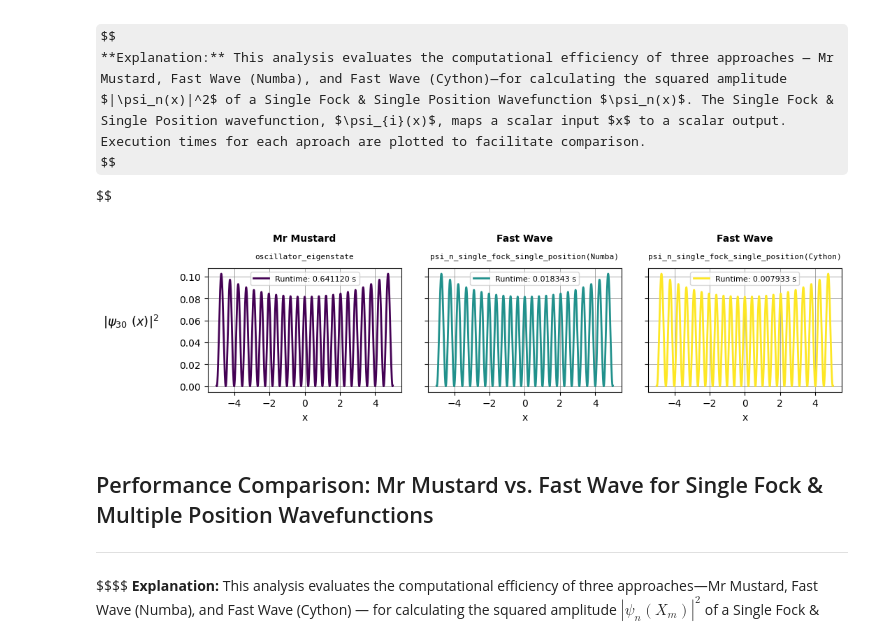
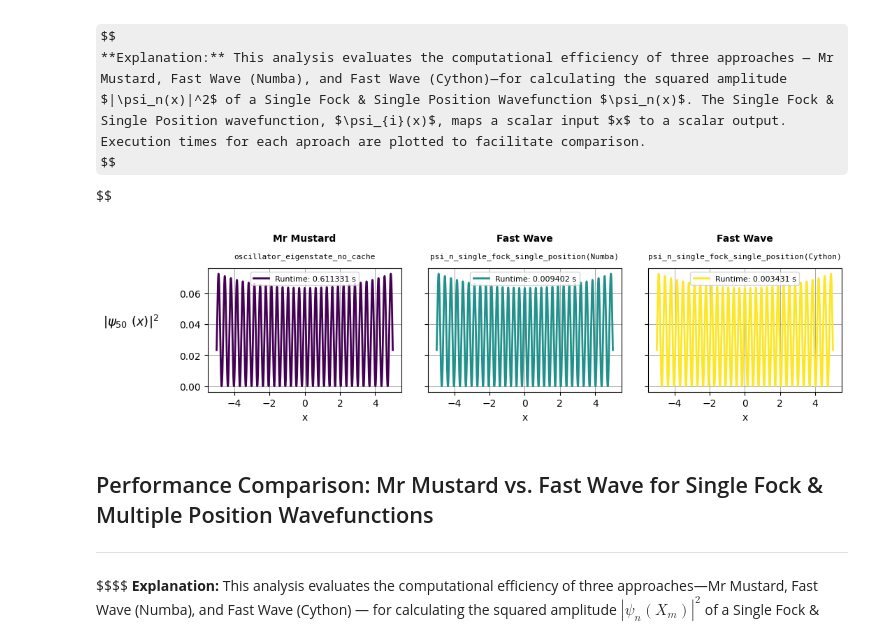
Before and after one commit to fobos123deimos/fast-wave, a Jupyter notebook: examples/speed_tests_numba_and_cython.ipynb, the cells around one changed output. Saved outputs shown, nothing was run; the diff lists cells and outputs as text; code cells hidden in the pictures; some formulas as TeX source.

Commit message:
Adjustment of non-cache usage for both Fast Wave and Mr Mustard

```diff
--- a/examples/speed_tests_numba_and_cython.ipynb
+++ b/examples/speed_tests_numba_and_cython.ipynb
@@ -63,15 +45,7 @@ HBAR = 2.0
 h_bar_12 = np.sqrt(HBAR)
 h_bar_14 = np.sqrt(h_bar_12)
 
-
-psi_n_sfsp_Cython = lru_cache(maxsize=128)(wc.psi_n_single_fock_single_position)
-psi_n_sfsp_Numba = lru_cache(maxsize=128)(wn.psi_n_single_fock_single_position)
-
-psi_n_sfmp_Cython = int_array_cache_Cython(wc.psi_n_single_fock_multiple_position)
-psi_n_sfmp_Numba = int_array_cache_Numba_single_fock(wn.psi_n_single_fock_multiple_position)
-
-psi_n_mfmp_Cython = int_array_cache_Cython(wc.psi_n_multiple_fock_multiple_position)
-psi_n_mfmp_Numba = int_array_cache_Numba_multiple_fock(wn.psi_n_multiple_fock_multiple_position)
+oscillator_eigenstate_no_cache = oscillator_eigenstate.__wrapped__
 
 %matplotlib inline
 # %% [output]
@@ -83,7 +57,7 @@ $$$$
 **Explanation:** This analysis evaluates the computational efficiency of three approaches — Mr Mustard, Fast Wave (Numba), and Fast Wave (Cython)—for calculating the squared amplitude $|\psi_n(x)|^2$ of a Single Fock & Single Position Wavefunction $\psi_n(x)$. The Single Fock & Single Position wavefunction, $\psi_{i}(x)$, maps a scalar input $x$ to a scalar output. Execution times for each aproach are plotted to facilitate comparison.
 $$$$
 # %%
-n = 30 #@param
+n = 50 #@param
 x_max = 5.0 #@param
 x_min = -5.0 #@param
 number_of_points = 5000 #@param
@@ -92,42 +66,42 @@ use_normalized_hermite_coefficients_matrix_Numba = True #@param
 x_values = np.linspace(x_min, x_max, number_of_points)
 
 start_time = time.time()
-y_Psi_n_x_Fast_Wave_Cython = [ abs(psi_n_sfsp_Cython(n,x))**2 for x in x_values]
+y_Psi_n_x_Fast_Wave_Cython = [ abs(wc.psi_n_single_fock_single_position(n,x))**2 for x in x_values]
 Fast_Wave_Cython_time = time.time() - start_time
 
 start_time = time.time()
-y_Psi_n_x_Fast_Wave_Numba = [ abs(psi_n_sfsp_Numba(n,x,CS_matrix = use_normalized_hermite_coefficients_matrix_Numba))**2 for x in x_values]
+y_Psi_n_x_Fast_Wave_Numba = [ abs(wn.psi_n_single_fock_single_position(n,x,CS_matrix = use_normalized_hermite_coefficients_matrix_Numba))**2 for x in x_values]
 Fast_Wave_Numba_time = time.time() - start_time
 
 start_time = time.time()
-y_Psi_n_x_Mr_Mustard = [abs((oscillator_eigenstate([x*h_bar_12],n+1)*h_bar_14)[-1][0])**2 for x in x_values]
+y_Psi_n_x_Mr_Mustard = [abs((oscillator_eigenstate_no_cache([x*h_bar_12],n+1)*h_bar_14)[-1][0])**2 for x in x_values]
 Mr_Mustard_time = time.time() - start_time
 
 
 plots = [y_Psi_n_x_Mr_Mustard, y_Psi_n_x_Fast_Wave_Numba, y_Psi_n_x_Fast_Wave_Cython]
 titles = ["Mr Mustard", "Fast Wave", "Fast Wave"]
-subtitles = ["oscillator_eigenstate", "psi_n_single_fock_single_position(Numba)",
+subtitles = ["oscillator_eigenstate_no_cache", "psi_n_single_fock_single_position(Numba)",
              "psi_n_single_fock_single_position(Cython)"]
 times = [Mr_Mustard_time, Fast_Wave_Numba_time, Fast_Wave_Cython_time]
 
 fig, axs = plt.subplots(1, 3, figsize=(11, 3), sharey=True)
 
 axs[0].set_ylabel('$|\psi_{%s} \ (x)|^{2}$'%n, fontsize = 13, rotation = 0,  labelpad = 50)
 colors = plt.cm.viridis(np.linspace(0, 1, 3))
 
 for i in range(len(plots)):
     axs[i].plot(x_values, plots[i], linewidth=2, color = colors[i], label=f"Runtime: {times[i]:.6f} s",)
     axs[i].grid(color='gray', linestyle='-', linewidth=0.5)
     axs[i].set_xlabel('x')
 
     axs[i].set_title(f"{titles[i]}", fontsize=10, fontweight='bold', pad=28)
     axs[i].text(0.5, 1.10, f"{subtitles[i]}", fontsize=8, fontfamily='monospace', ha='center', va='center', transform=axs[i].transAxes)
     axs[i].legend(loc="best", fontsize=8)
 
 plt.tight_layout()
 plt.show()
 # %% [output]
-[figure, old version]
+[figure, new version]
 # %% [markdown]
 ## Performance Comparison: Mr Mustard vs. Fast Wave for Single Fock & Multiple Position Wavefunctions
 ---
```
Also changed, not shown: parts of 3 cells of this notebook.
